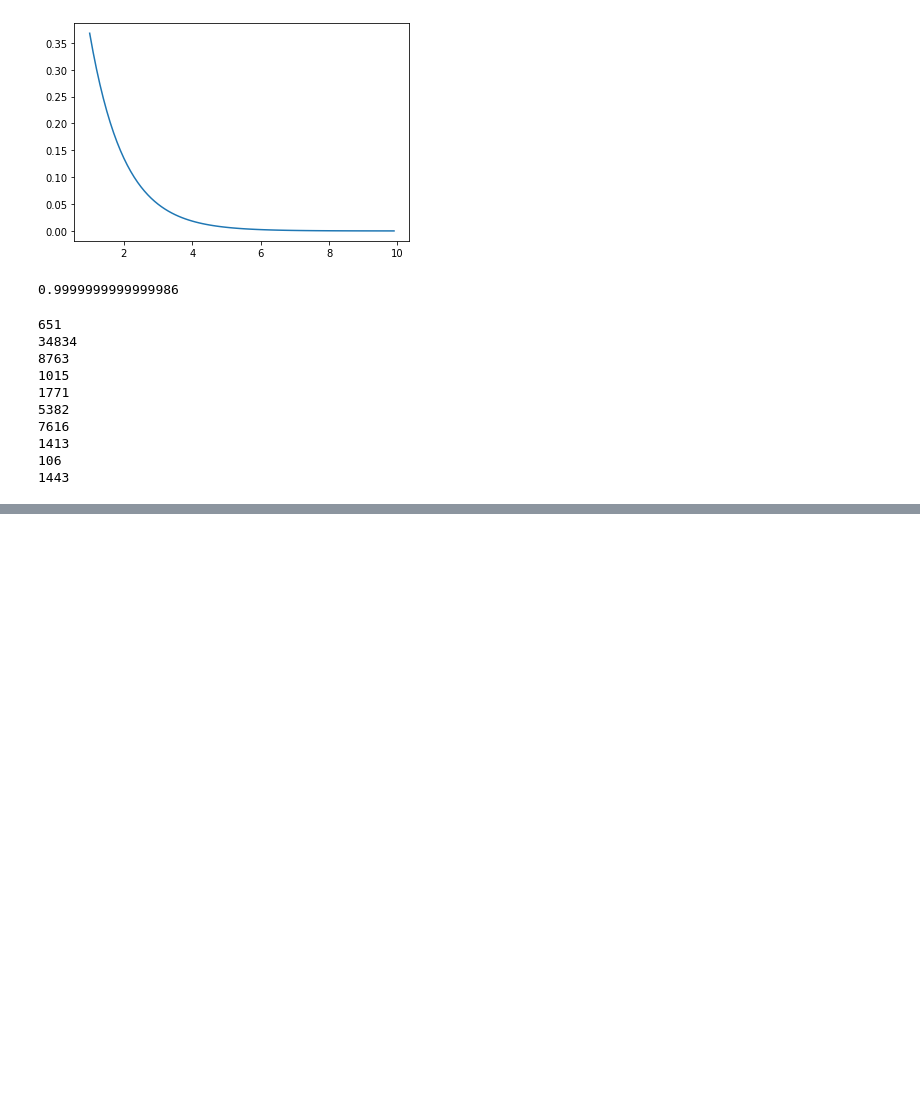
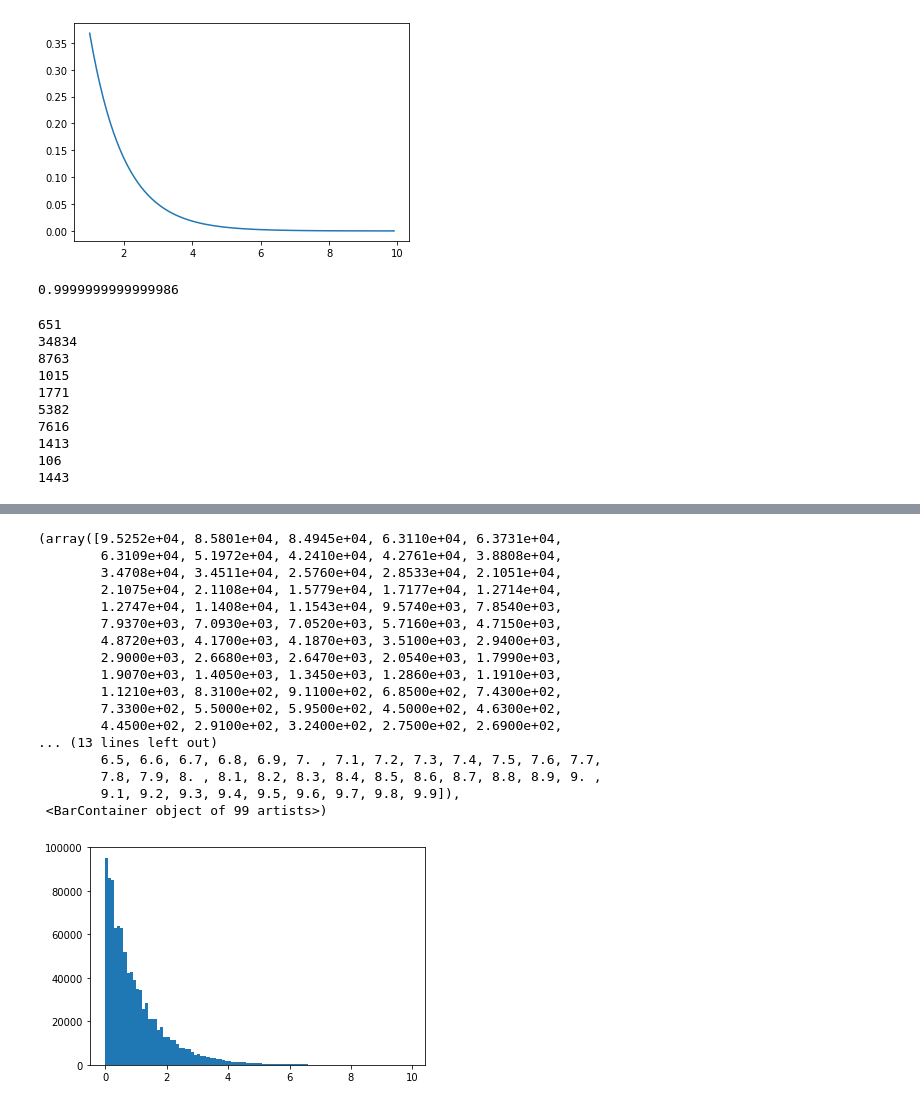
Before and after one commit to lifematrix/rust-crypto, a Jupyter notebook: python/notebooks/explore-marcrypto-random.ipynb, the cells around one changed output, grey strips where cells are left out. Cells and saved outputs as stored; diff of their text form; code cells hidden in the pictures; blank space fills up the shorter version.

```diff
--- a/python/notebooks/explore-marcrypto-random.ipynb
+++ b/python/notebooks/explore-marcrypto-random.ipynb
@@ -127,0 +167,21 @@ plt.hist(samples, bins=np.arange(0, 10, 0.1))
+# %%
+plt.hist(samples, bins=np.arange(0, 10, 0.1))
+# %% [output]
+(array([9.5252e+04, 8.5801e+04, 8.4945e+04, 6.3110e+04, 6.3731e+04,
+        6.3109e+04, 5.1972e+04, 4.2410e+04, 4.2761e+04, 3.8808e+04,
+        3.4708e+04, 3.4511e+04, 2.5760e+04, 2.8533e+04, 2.1051e+04,
+        2.1075e+04, 2.1108e+04, 1.5779e+04, 1.7177e+04, 1.2714e+04,
+        1.2747e+04, 1.1408e+04, 1.1543e+04, 9.5740e+03, 7.8540e+03,
+        7.9370e+03, 7.0930e+03, 7.0520e+03, 5.7160e+03, 4.7150e+03,
+        4.8720e+03, 4.1700e+03, 4.1870e+03, 3.5100e+03, 2.9400e+03,
+        2.9000e+03, 2.6680e+03, 2.6470e+03, 2.0540e+03, 1.7990e+03,
+        1.9070e+03, 1.4050e+03, 1.3450e+03, 1.2860e+03, 1.1910e+03,
+        1.1210e+03, 8.3100e+02, 9.1100e+02, 6.8500e+02, 7.4300e+02,
+        7.3300e+02, 5.5000e+02, 5.9500e+02, 4.5000e+02, 4.6300e+02,
+        4.4500e+02, 2.9100e+02, 3.2400e+02, 2.7500e+02, 2.6900e+02,
+... (13 lines left out)
+        6.5, 6.6, 6.7, 6.8, 6.9, 7. , 7.1, 7.2, 7.3, 7.4, 7.5, 7.6, 7.7,
+        7.8, 7.9, 8. , 8.1, 8.2, 8.3, 8.4, 8.5, 8.6, 8.7, 8.8, 8.9, 9. ,
+        9.1, 9.2, 9.3, 9.4, 9.5, 9.6, 9.7, 9.8, 9.9]),
+ <BarContainer object of 99 artists>)
+[figure, added]
```
Also changed, not shown: parts of 12 cells of this notebook, 1 other file.
